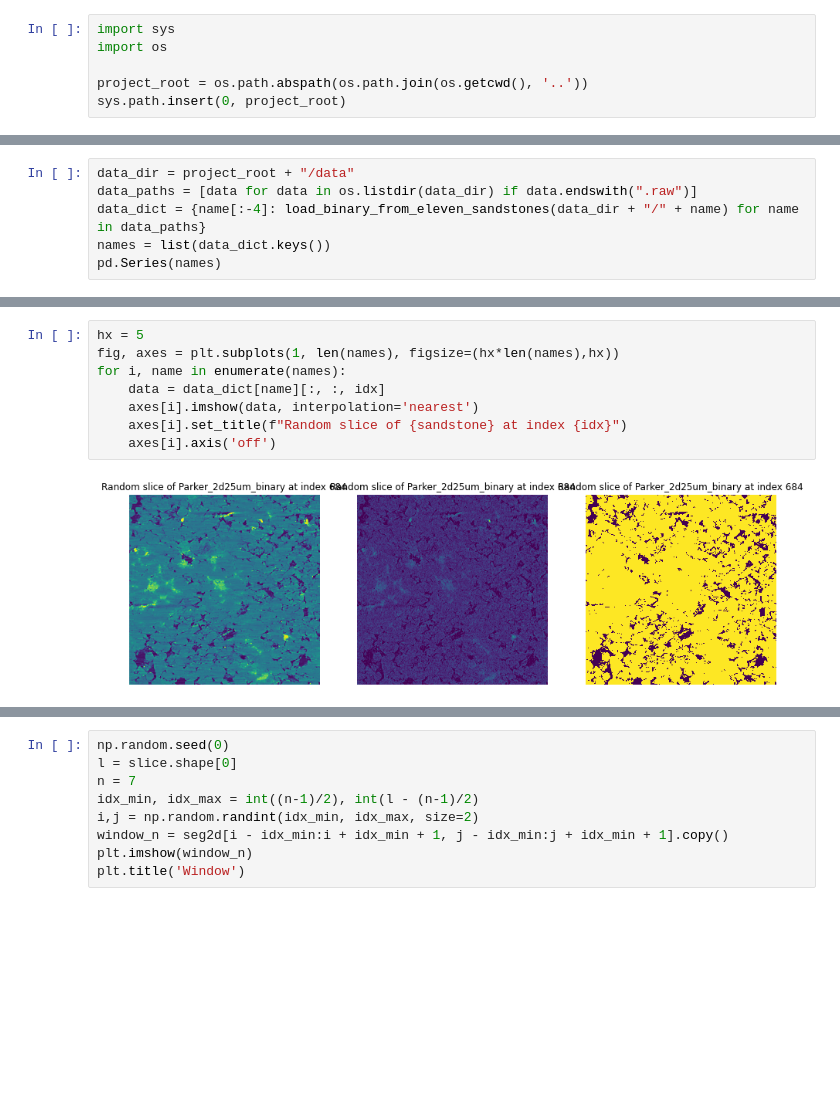
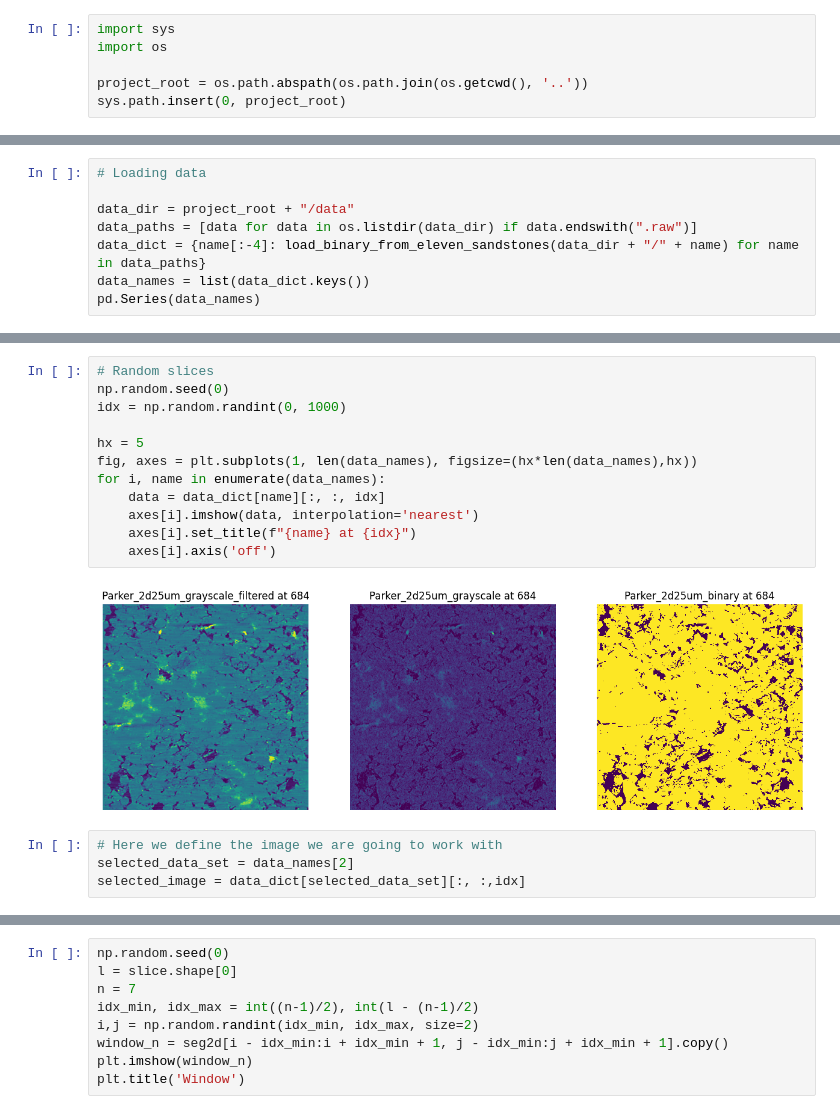
Before and after one commit to epedropaulo/multi-point-statistics, a Jupyter notebook: scratchs/003_MPS_test_local.ipynb, the cells around one changed output, grey strips where cells are left out. Drawn from its saved outputs; the diff is of its cells as text; blank space fills up the shorter version.

```diff
--- a/scratchs/003_MPS_test_local.ipynb
+++ b/scratchs/003_MPS_test_local.ipynb
@@ -36,6 +16,8 @@ ImportError: numpy.core.multiarray failed to import
 # %%
+# Loading data
+
 data_dir = project_root + "/data"
 data_paths = [data for data in os.listdir(data_dir) if data.endswith(".raw")]
 data_dict = {name[:-4]: load_binary_from_eleven_sandstones(data_dir + "/" + name) for name in data_paths}
-names = list(data_dict.keys())
-pd.Series(names)
+data_names = list(data_dict.keys())
+pd.Series(data_names)
@@ -53,11 +29,19 @@ plt.title(f"Random slice of {sandstone} at index {idx}");
 # %%
+# Random slices
+np.random.seed(0)
+idx = np.random.randint(0, 1000)
+
 hx = 5
-fig, axes = plt.subplots(1, len(names), figsize=(hx*len(names),hx))
-for i, name in enumerate(names):
+fig, axes = plt.subplots(1, len(data_names), figsize=(hx*len(data_names),hx))
+for i, name in enumerate(data_names):
     data = data_dict[name][:, :, idx]
     axes[i].imshow(data, interpolation='nearest')
-    axes[i].set_title(f"Random slice of {sandstone} at index {idx}")
+    axes[i].set_title(f"{name} at {idx}")
     axes[i].axis('off')
 # %% [output]
-[figure, old version]
+[figure, new version]
+# %%
+# Here we define the image we are going to work with
+selected_data_set = data_names[2]
+selected_image = data_dict[selected_data_set][:, :,idx]
 # %%
```
Also changed, not shown: parts of 12 cells of this notebook.
